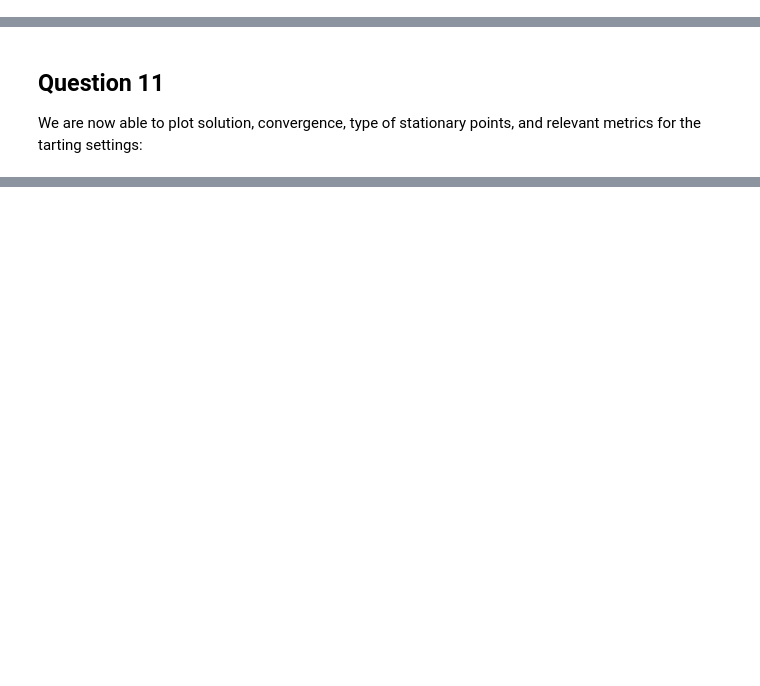
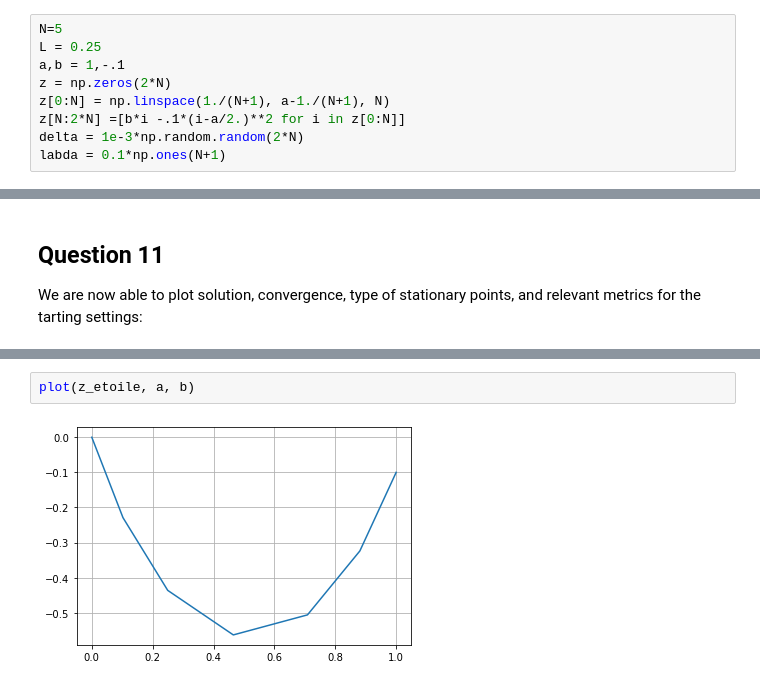
Before and after one commit to melanieferrier/Projet-python-OPT201, a Jupyter notebook: Projet_OPT201_FERRIER_CHAVANNE.ipynb, the cells around one changed output, grey strips where cells are left out. Saved outputs shown, nothing was run; the diff lists cells and outputs as text; blank space fills up the shorter version.

```diff
--- a/Projet_OPT201_FERRIER_CHAVANNE.ipynb
+++ b/Projet_OPT201_FERRIER_CHAVANNE.ipynb
@@ -192,0 +198,9 @@ def checkchess(z,delta, labda):
+# %%
+N=5
+L = 0.25
+a,b = 1,-.1
+z = np.zeros(2*N)
+z[0:N] = np.linspace(1./(N+1), a-1./(N+1), N)
+z[N:2*N] =[b*i -.1*(i-a/2.)**2 for i in z[0:N]]
+delta = 1e-3*np.random.random(2*N)
+labda = 0.1*np.ones(N+1)
@@ -331,0 +392,4 @@ affichage_chaine(z, a, b)
+# %%
+plot(z_etoile, a, b)
+# %% [output]
+[figure, added]
```
Also changed, not shown: parts of 30 cells of this notebook, 1 other file.
